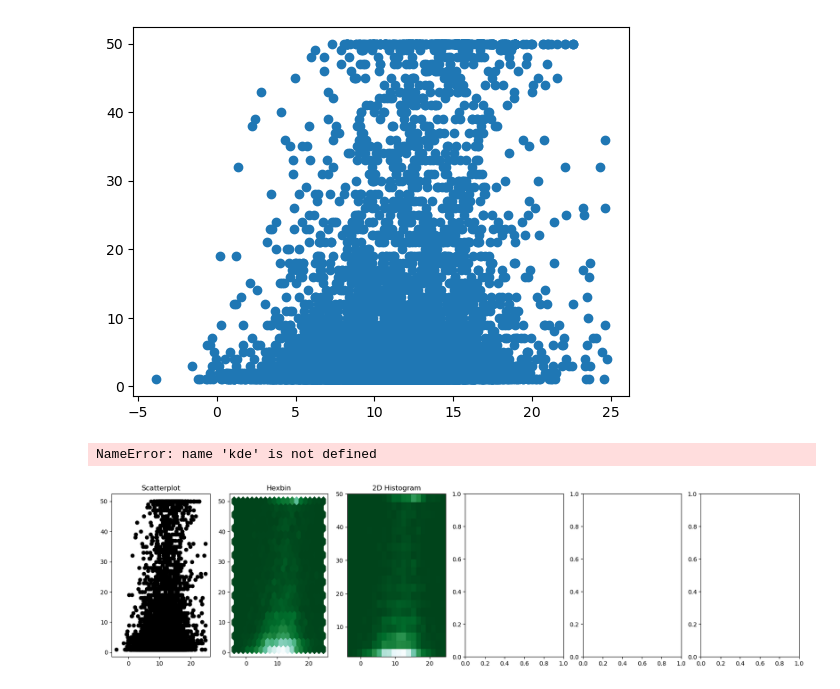
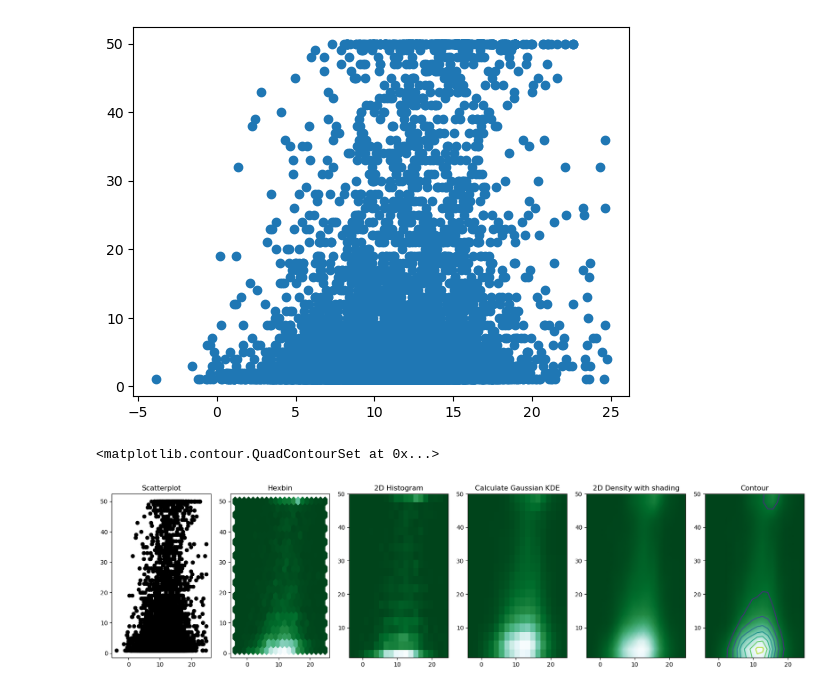
Before and after one commit to ianbakst/mosquitoknow, a Jupyter notebook: build_model.ipynb, the cells around one changed output. Cells and saved outputs as stored; diff of their text form; code cells hidden in the pictures.

```diff
--- a/build_model.ipynb
+++ b/build_model.ipynb
@@ -586,41 +586,44 @@ sns.(yactual,y_test)
 <matplotlib.collections.PathCollection at 0x...>
 [figure]
 # %%
+from scipy.stats import kde
+
 x = yactual
 y = y_test
+dat = np.array([x,y])
 fig, axes = plt.subplots(ncols=6, nrows=1, figsize=(21, 5))
 
 # Everything sarts with a Scatterplot
 axes[0].set_title('Scatterplot')
 axes[0].plot(x, y, 'ko')
 # As you can see there is a lot of overplottin here!
 
 # Thus we can cut the plotting window in several hexbins
 nbins = 20
 axes[1].set_title('Hexbin')
 axes[1].hexbin(x, y, gridsize=nbins, cmap=plt.cm.BuGn_r)
 
 # 2D Histogram
 axes[2].set_title('2D Histogram')
 axes[2].hist2d(x, y, bins=nbins, cmap=plt.cm.BuGn_r)
 
 # Evaluate a gaussian kde on a regular grid of nbins x nbins over data extents
-k = kde.gaussian_kde(data.T)
+k = kde.gaussian_kde(dat)
 xi, yi = np.mgrid[x.min():x.max():nbins*1j, y.min():y.max():nbins*1j]
 zi = k(np.vstack([xi.flatten(), yi.flatten()]))
 
 # plot a density
 axes[3].set_title('Calculate Gaussian KDE')
 axes[3].pcolormesh(xi, yi, zi.reshape(xi.shape), cmap=plt.cm.BuGn_r)
 
 # add shading
 axes[4].set_title('2D Density with shading')
 axes[4].pcolormesh(xi, yi, zi.reshape(xi.shape), shading='gouraud', cmap=plt.cm.BuGn_r)
 
 # contour
 axes[5].set_title('Contour')
 axes[5].pcolormesh(xi, yi, zi.reshape(xi.shape), shading='gouraud', cmap=plt.cm.BuGn_r)
 axes[5].contour(xi, yi, zi.reshape(xi.shape) )
 # %% [output]
-NameError: name 'kde' is not defined
+<matplotlib.contour.QuadContourSet at 0x...>
-[figure, old version]
+[figure, new version]
```
Also changed, not shown: parts of 2 cells of this notebook, 5 other files.
